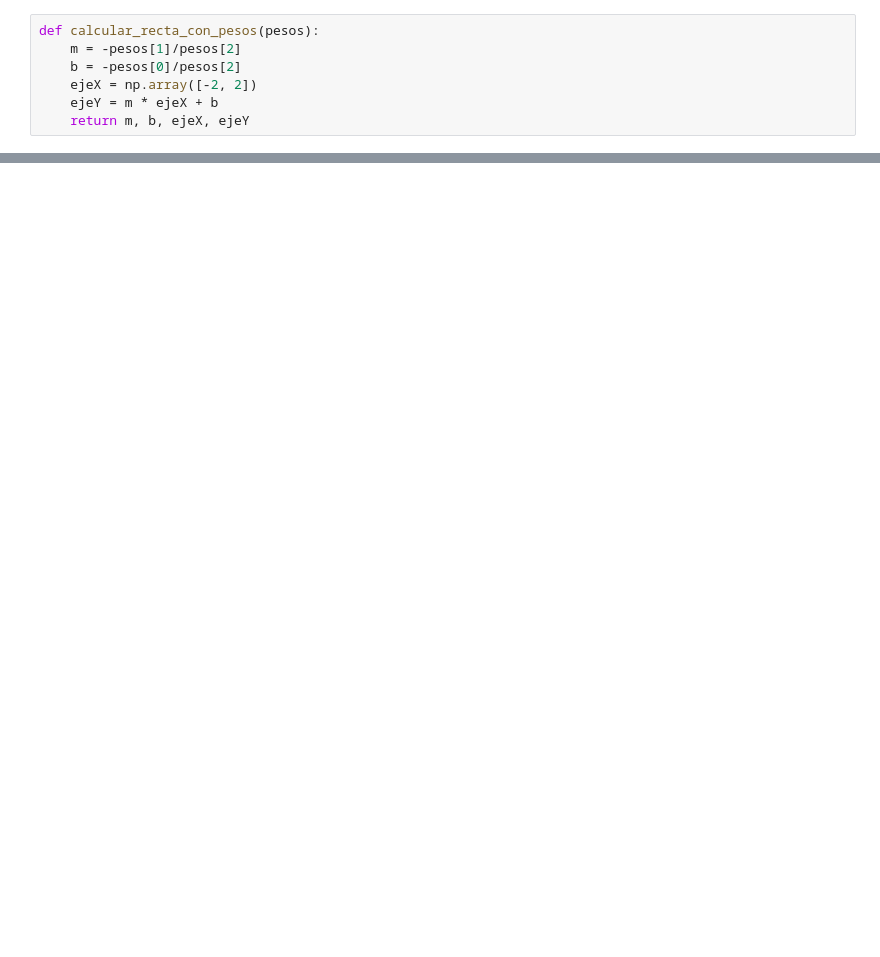
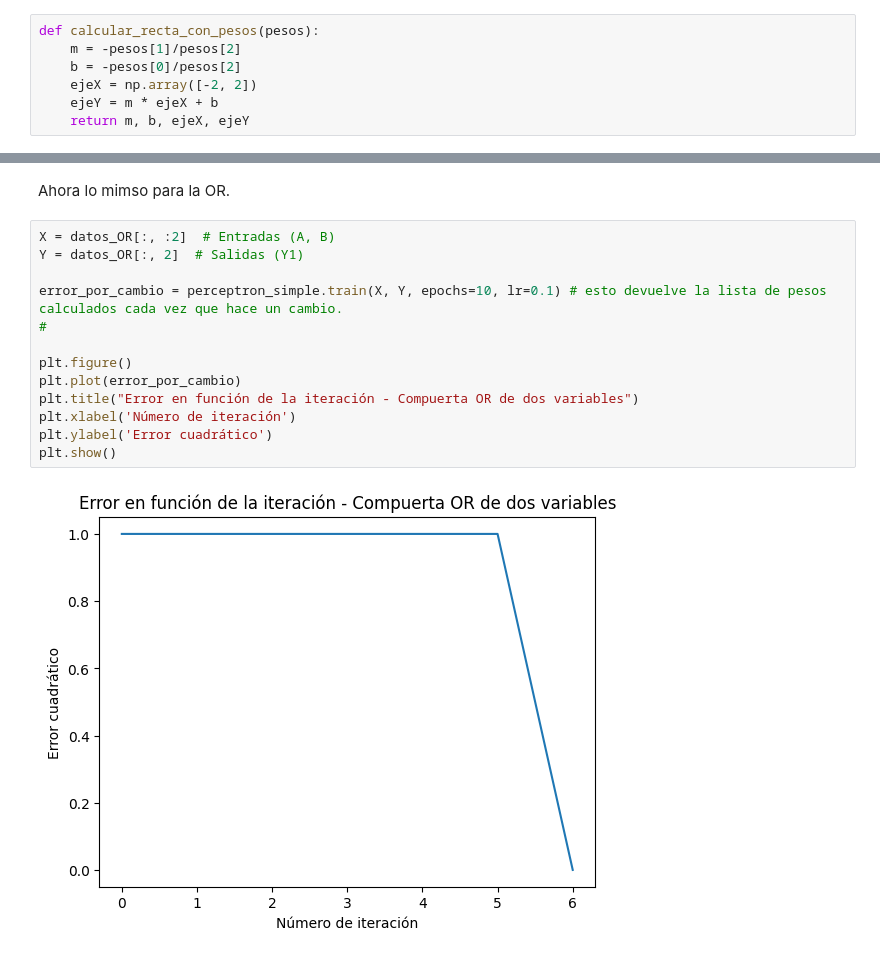
Before and after one commit to Icavicchioli/Redes-neuronales, a Jupyter notebook: tp2/TP2.ipynb, the cells around one changed output, grey strips where cells are left out. Cells and saved outputs as stored; diff of their text form; blank space fills up the shorter version.

```diff
--- a/tp2/TP2.ipynb
+++ b/tp2/TP2.ipynb
@@ -145,0 +169,17 @@ plt.plot(ejex, ejey, '-r', label='Frontera de decisión')
+# %% [markdown]
+Ahora lo mimso para la OR.
+# %%
+X = datos_OR[:, :2]  # Entradas (A, B)
+Y = datos_OR[:, 2]  # Salidas (Y1)
+
+error_por_cambio = perceptron_simple.train(X, Y, epochs=10, lr=0.1) # esto devuelve la lista de pesos calculados cada vez que hace un cambio.
+#
+
+plt.figure()
+plt.plot(error_por_cambio)
+plt.title("Error en función de la iteración - Compuerta OR de dos variables")
+plt.xlabel('Número de iteración')
+plt.ylabel('Error cuadrático')
+plt.show()
+# %% [output]
+[figure, added]
```
Also changed, not shown: parts of 15 cells of this notebook.
